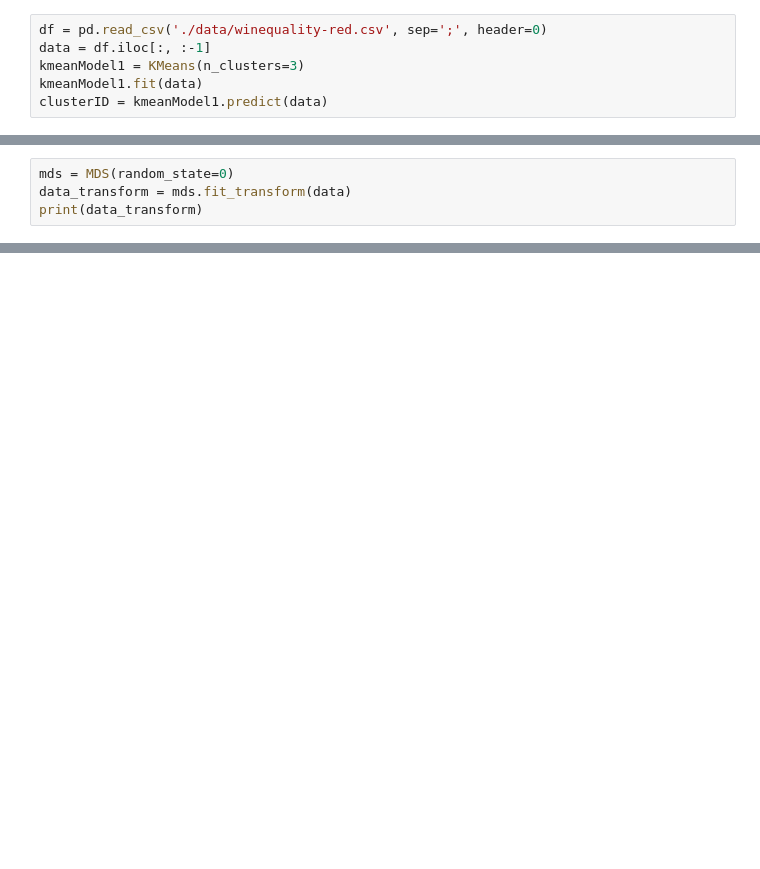
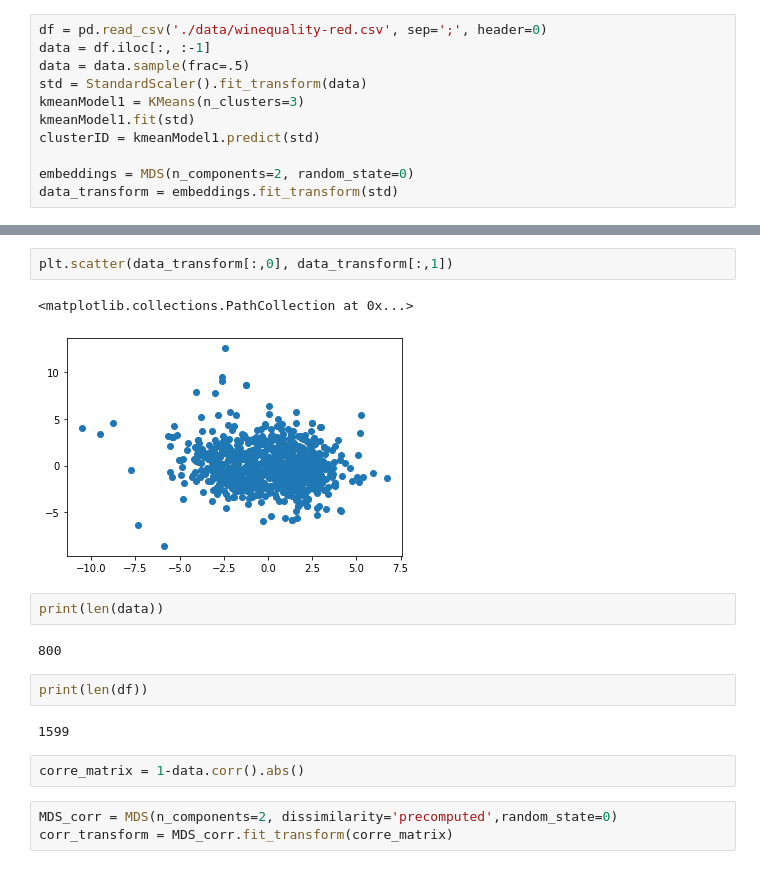
Before and after one commit to zhou5101/CSE564, a Jupyter notebook: Proj2b/Proj2b.ipynb, the cells around one changed output, grey strips where cells are left out. Drawn from its saved outputs; the diff is of its cells as text; blank space fills up the shorter version.

```diff
--- a/Proj2b/Proj2b.ipynb
+++ b/Proj2b/Proj2b.ipynb
@@ -5,6 +9,11 @@ from sklearn.cluster import KMeans
 # %%
 df = pd.read_csv('./data/winequality-red.csv', sep=';', header=0)
 data = df.iloc[:, :-1]
+data = data.sample(frac=.5)
+std = StandardScaler().fit_transform(data)
 kmeanModel1 = KMeans(n_clusters=3)
-kmeanModel1.fit(data)
-clusterID = kmeanModel1.predict(data)
+kmeanModel1.fit(std)
+clusterID = kmeanModel1.predict(std)
+
+embeddings = MDS(n_components=2, random_state=0)
+data_transform = embeddings.fit_transform(std)
@@ -23,4 +33,0 @@ array(['fixed acidity', 'volatile acidity', 'citric acid',
-# %%
-mds = MDS(random_state=0)
-data_transform = mds.fit_transform(data)
-print(data_transform)
@@ -38,0 +44,18 @@ data_transform.shape
+# %%
+plt.scatter(data_transform[:,0], data_transform[:,1])
+# %% [output]
+<matplotlib.collections.PathCollection at 0x...>
+[figure, added]
+# %%
+print(len(data))
+# %% [output]
+800
+# %%
+print(len(df))
+# %% [output]
+1599
+# %%
+corre_matrix = 1-data.corr().abs()
+# %%
+MDS_corr = MDS(n_components=2, dissimilarity='precomputed',random_state=0)
+corr_transform = MDS_corr.fit_transform(corre_matrix)
```
Also changed, not shown: parts of 9 cells of this notebook, 6 other files.
